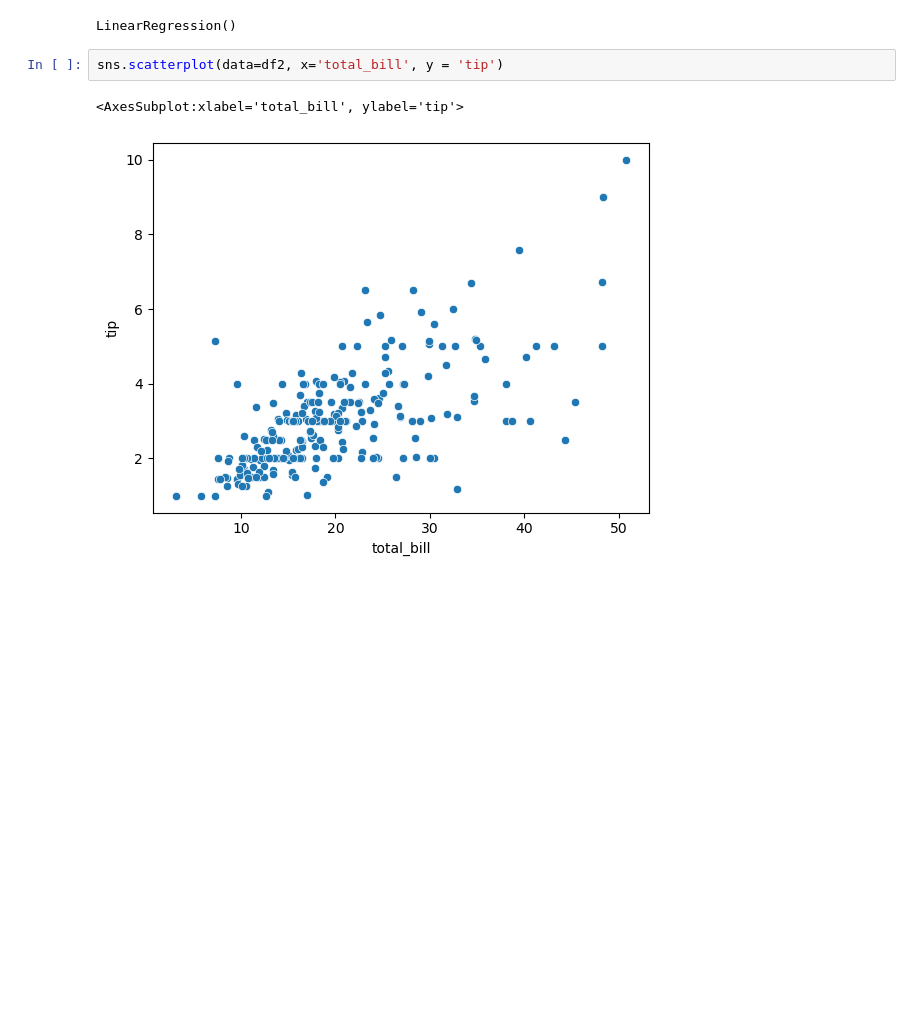
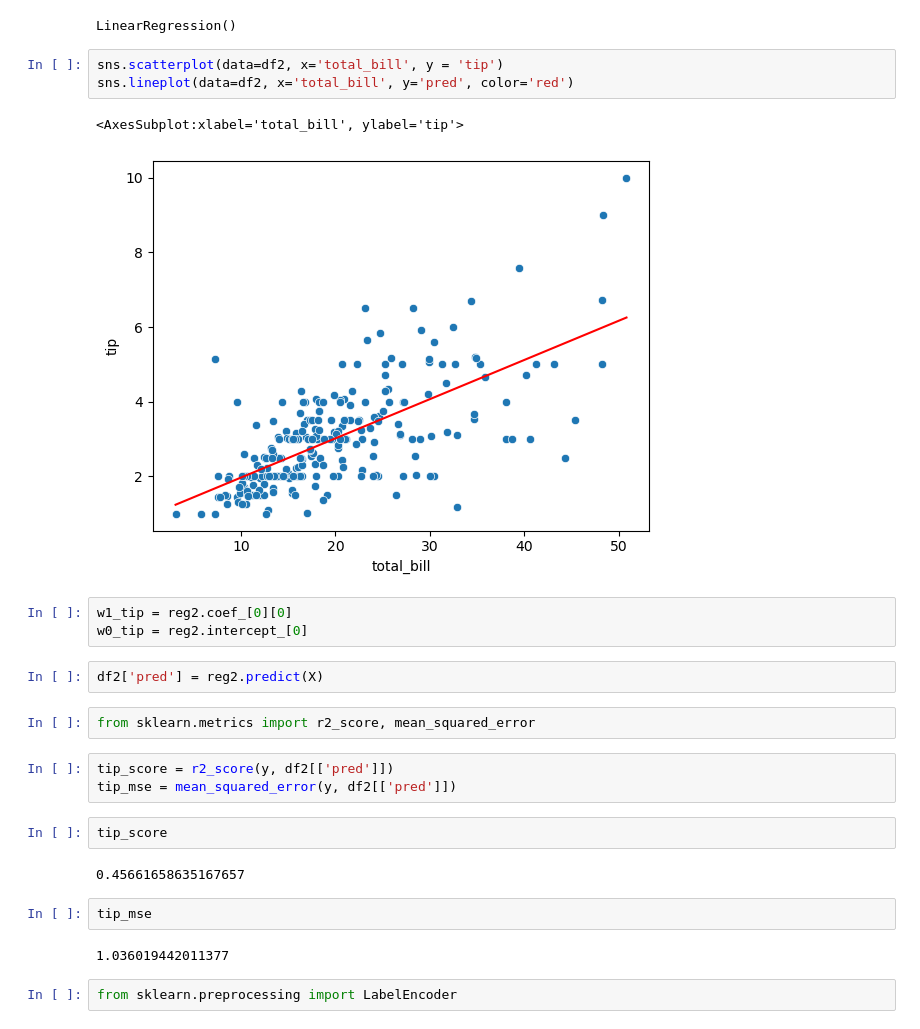
Before and after one commit to ColorConeHead/sparta_ml, a Jupyter notebook: mlpractice.ipynb, the cells around one changed output. Saved outputs shown, nothing was run; the diff lists cells and outputs as text; blank space fills up the shorter version.

```diff
--- a/mlpractice.ipynb
+++ b/mlpractice.ipynb
@@ -164,6 +183,27 @@ reg2.fit(X, y)
 LinearRegression()
 # %%
 sns.scatterplot(data=df2, x='total_bill', y = 'tip')
+sns.lineplot(data=df2, x='total_bill', y='pred', color='red')
 # %% [output]
 <AxesSubplot:xlabel='total_bill', ylabel='tip'>
-[figure, old version]
+[figure, new version]
+# %%
+w1_tip = reg2.coef_[0][0]
+w0_tip = reg2.intercept_[0]
+# %%
+df2['pred'] = reg2.predict(X)
+# %%
+from sklearn.metrics import r2_score, mean_squared_error
+# %%
+tip_score = r2_score(y, df2[['pred']])
+tip_mse = mean_squared_error(y, df2[['pred']])
+# %%
+tip_score
+# %% [output]
+0.45661658635167657
+# %%
+tip_mse
+# %% [output]
+1.036019442011377
+# %%
+from sklearn.preprocessing import LabelEncoder
```
Also changed, not shown: parts of 20 cells of this notebook.
